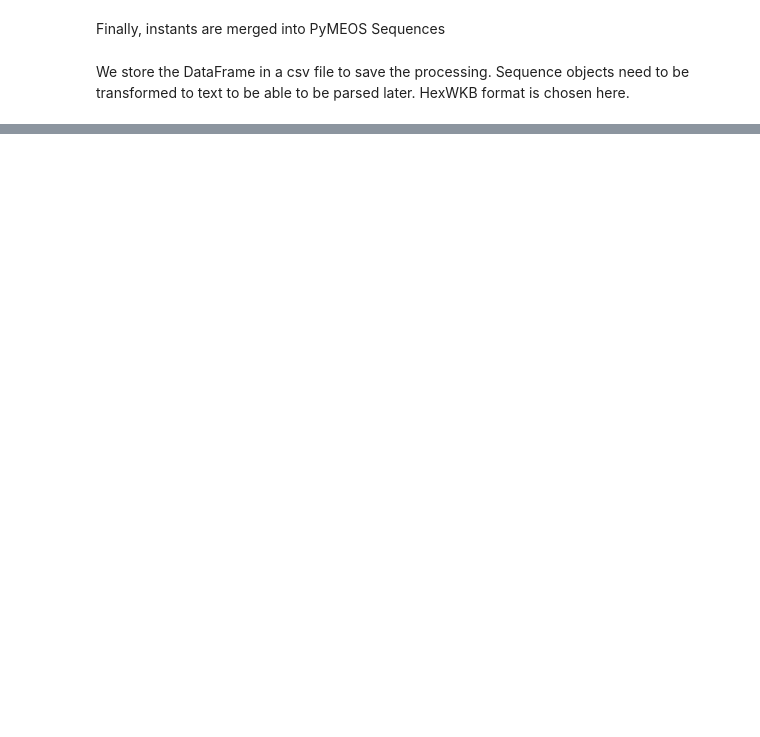
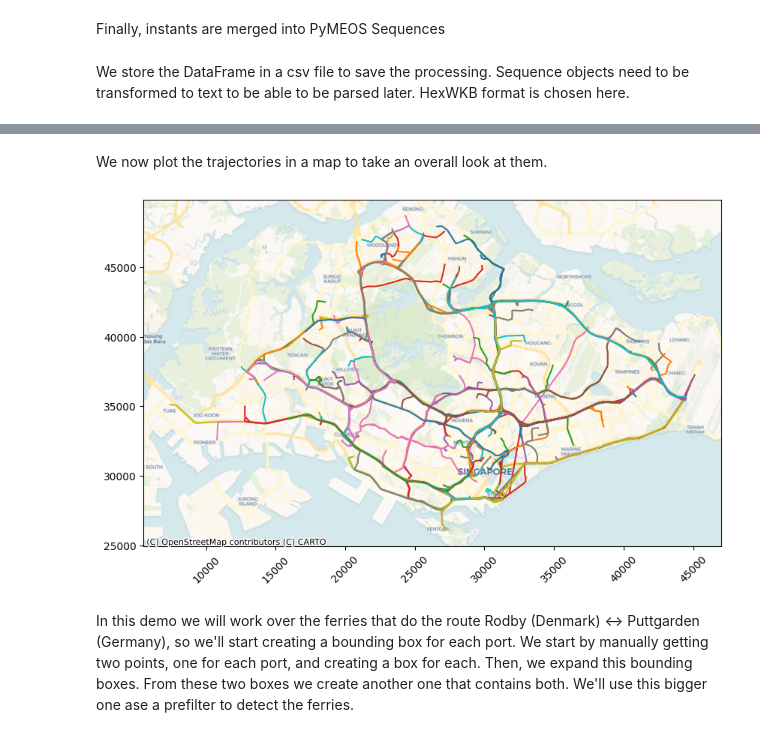
Before and after one commit to Diviloper/PyMEOS-demo, a Jupyter notebook: ACM-Singapore/PyMEOS-ACM.ipynb, the cells around one changed output, grey strips where cells are left out. Cells and saved outputs as stored; diff of their text form; code cells hidden in the pictures; blank space fills up the shorter version.

```diff
--- a/ACM-Singapore/PyMEOS-ACM.ipynb
+++ b/ACM-Singapore/PyMEOS-ACM.ipynb
@@ -166,0 +140,7 @@ trajectories.head()
+# %%
+trajectories = pd.read_csv('singapore_trajectories.csv', index_col='Trajectory ID', converters={
+    'Speed': TFloatSeq.from_hexwkb,
+    'Bearing': TFloatSeq.from_hexwkb,
+    'Trajectory': TGeomPointSeq.from_hexwkb
+})
+trajectories.head()
@@ -166,0 +155,12 @@ trajectories.head()
+# %% [markdown]
+We now plot the trajectories in a map to take an overall look at them.
+# %%
+_, ax = plt.subplots(figsize=(12, 6))
+_ = TemporalPointSequencePlotter.plot_sequences_xy(trajectories['Trajectory'], axes=ax, show_markers=False, show_grid=False)
+_ = cx.add_basemap(ax, crs=3414, source=cx.providers.CartoDB.Voyager)
+# %% [output]
+[figure, added]
+# %% [markdown]
+In this demo we will work over the ferries that do the route Rodby (Denmark) <-> Puttgarden (Germany), so we'll start creating a bounding box for each port.
+We start by manually getting two points, one for each port, and creating a box for each. Then, we expand this bounding boxes.
+From these two boxes we create another one that contains both. We'll use this bigger one ase a prefilter to detect the ferries.
```
Also changed, not shown: parts of 16 cells of this notebook.
